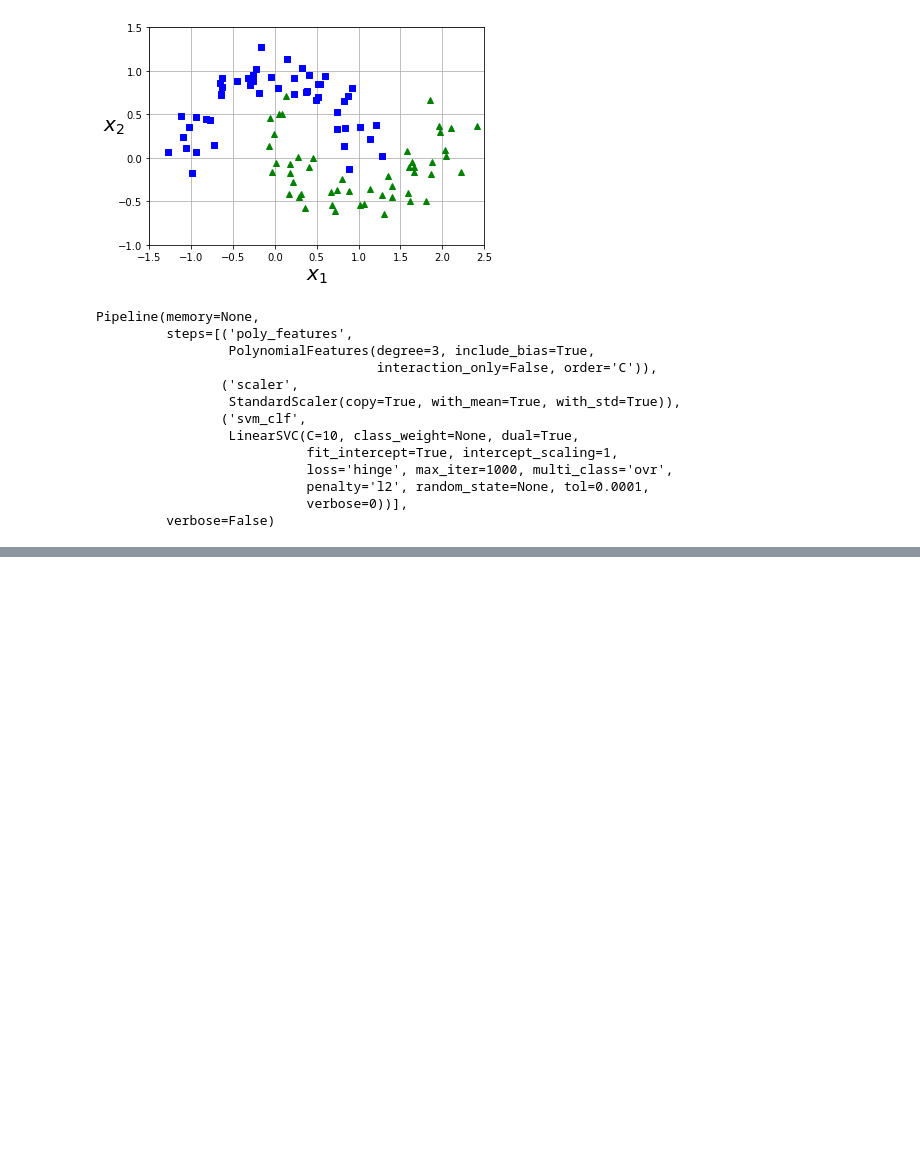
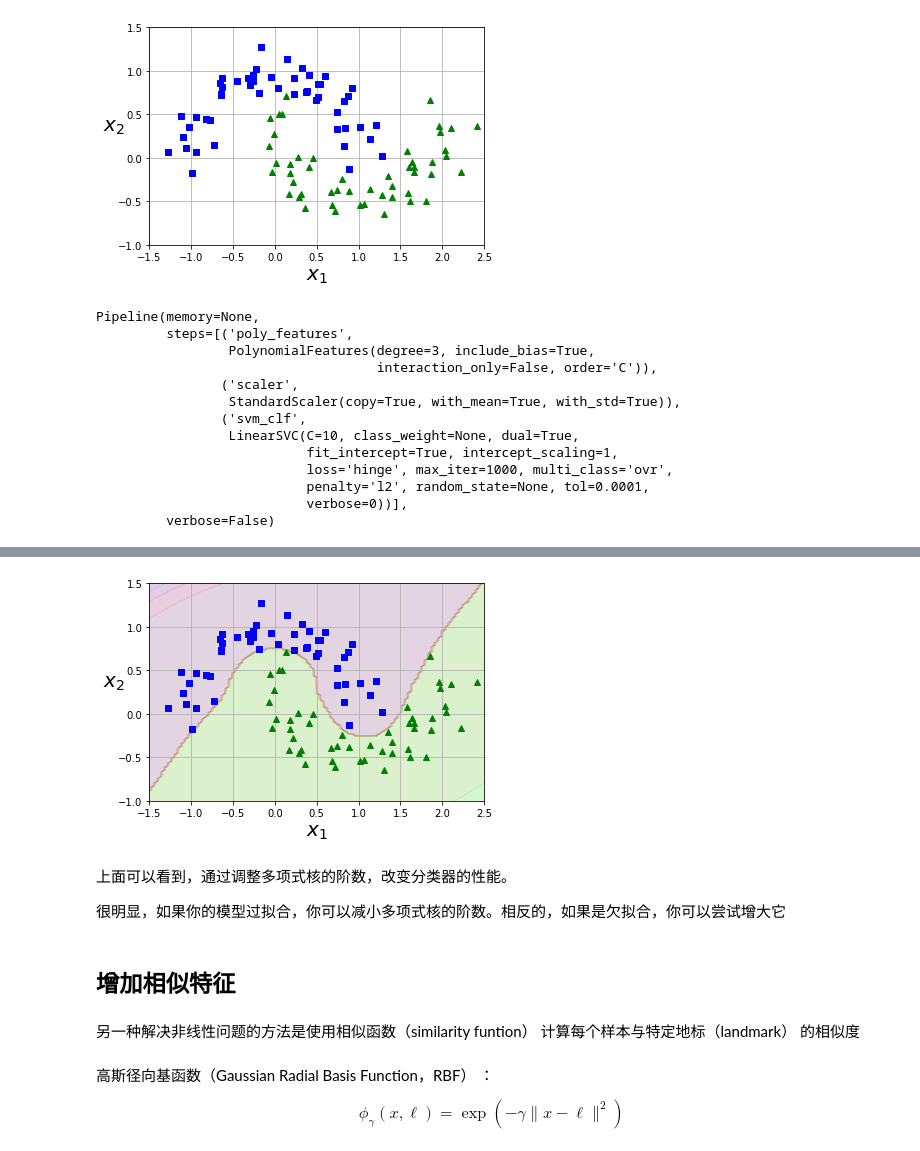
Before and after one commit to lyx599/Hands_on_machine_learning_with_scikit_learn_and_tensorflow, a Jupyter notebook: ex2_classification/SVM.ipynb, the cells around one changed output, grey strips where cells are left out. Saved outputs shown, nothing was run; the diff lists cells and outputs as text; code cells hidden in the pictures; blank space fills up the shorter version.

```diff
--- a/ex2_classification/SVM.ipynb
+++ b/ex2_classification/SVM.ipynb
@@ -87,0 +117,6 @@ plt.show()
+# %%
+poly_kernel_svm_clf = Pipeline((
+    ('scaler',StandardScaler()),
+    ('svm_clf', SVC(kernel='poly',degree=10, coef0=1, C=5))
+))
+poly_kernel_svm_clf.fit(X,y)
@@ -87,0 +134,18 @@ plt.show()
+# %%
+plot_predictions(poly_kernel_svm_clf, [-1.5, 2.5, -1, 1.5])
+plot_dataset(X, y, [-1.5, 2.5, -1, 1.5])
+
+plt.show()
+# %% [output]
+[figure, added]
+# %% [markdown]
+上面可以看到，通过调整多项式核的阶数，改变分类器的性能。
+
+很明显，如果你的模型过拟合，你可以减小多项式核的阶数。相反的，如果是欠拟合，你可以尝试增大它
+# %% [markdown]
+## 增加相似特征
+# %% [markdown]
+另一种解决非线性问题的方法是使用相似函数（similarity funtion） 计算每个样本与特定地标（landmark） 的相似度
+# %% [markdown]
+高斯径向基函数（Gaussian Radial Basis Function，RBF） ：
+<center> $\phi_{\gamma}(x, \ell)=\exp \left(-\gamma\|x-\ell\|^{2}\right)$</center >
```
Also changed, not shown: parts of 25 cells of this notebook, 2 other files.
